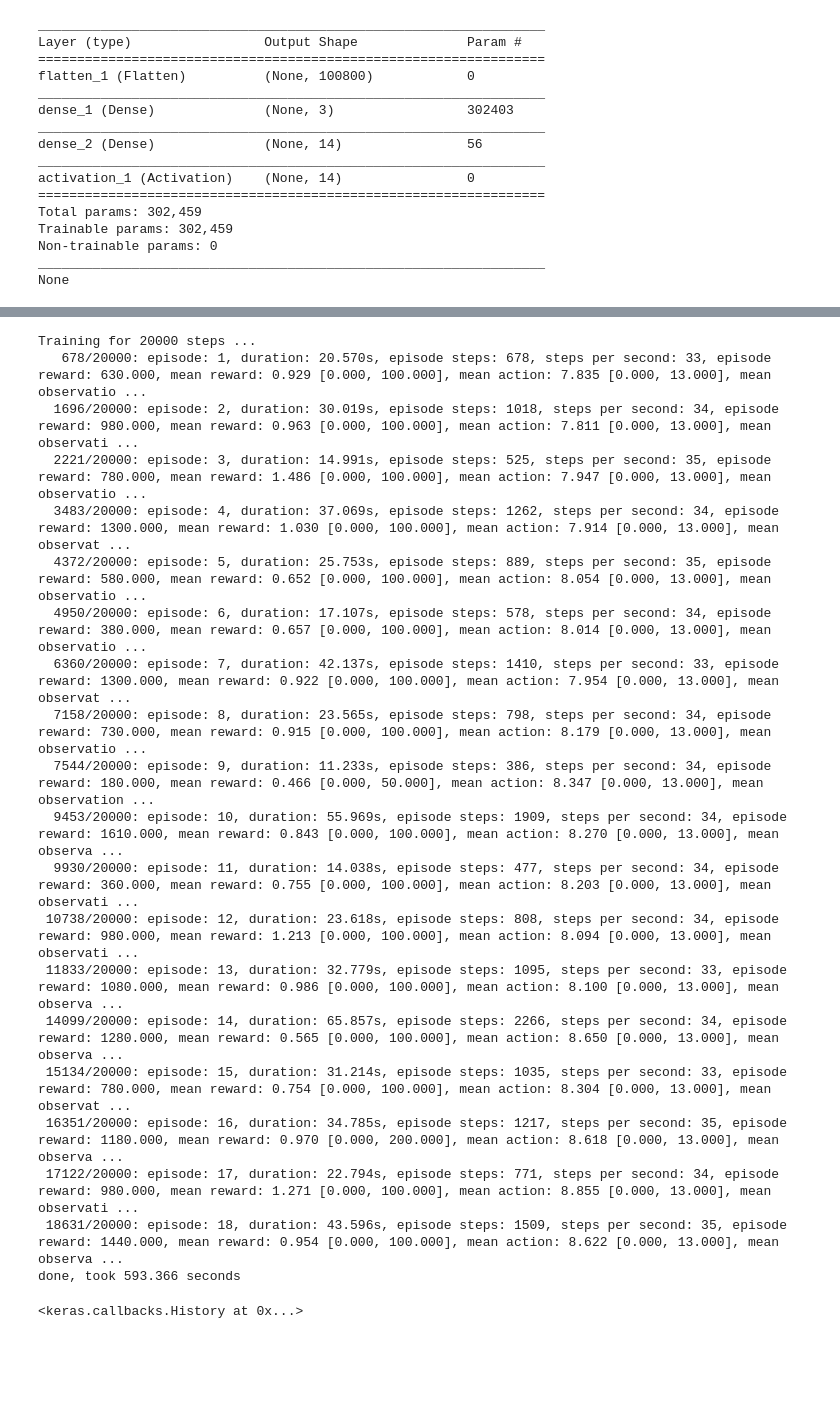
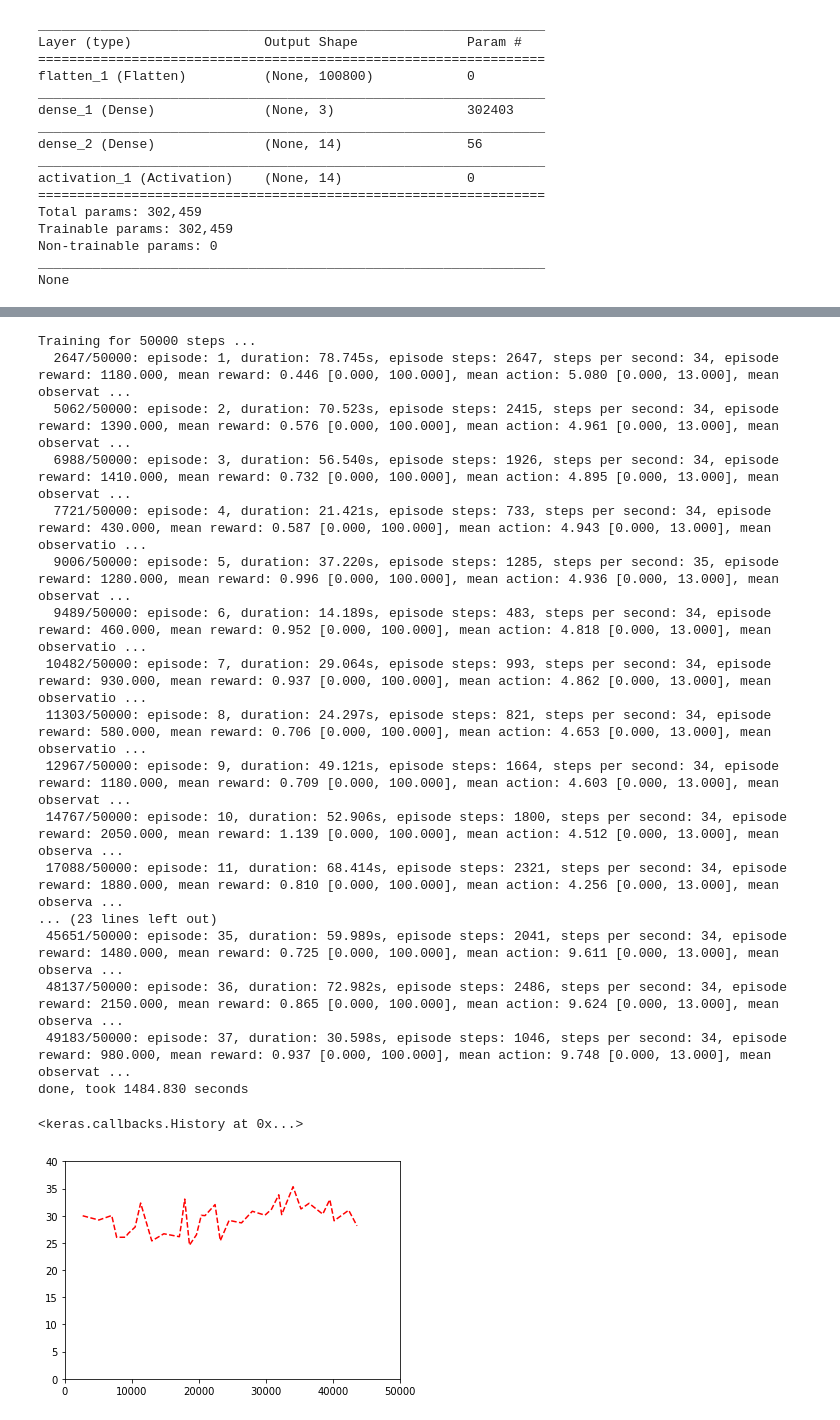
Before and after one commit to SoyGema/OpenAI, a Jupyter notebook: QLearning/dqn_asteroids_gym.ipynb, the cells around one changed output, grey strips where cells are left out. Cells and saved outputs as stored; diff of their text form; code cells hidden in the pictures; blank space fills up the shorter version.

```diff
--- a/QLearning/dqn_asteroids_gym.ipynb
+++ b/QLearning/dqn_asteroids_gym.ipynb
@@ -106,28 +130,41 @@ dqn = DQNAgent(model=model, nb_actions=nb_actions,  nb_steps_warmup=10,
 # %%
 dqn.compile(Adam(lr=1e-3), metrics=['mae', 'acc'])
 # %%
-dqn.fit(env, nb_steps=20000, visualize=True, verbose=2)
+dqn.fit(env, nb_steps=50000, visualize=True, verbose=2)
 # %% [output]
-Training for 20000 steps ...
-   678/20000: episode: 1, duration: 20.570s, episode steps: 678, steps per second: 33, episode reward: 630.000, mean reward: 0.929 [0.000, 100.000], mean action: 7.835 [0.000, 13.000], mean observatio ...
-  1696/20000: episode: 2, duration: 30.019s, episode steps: 1018, steps per second: 34, episode reward: 980.000, mean reward: 0.963 [0.000, 100.000], mean action: 7.811 [0.000, 13.000], mean observati ...
-  2221/20000: episode: 3, duration: 14.991s, episode steps: 525, steps per second: 35, episode reward: 780.000, mean reward: 1.486 [0.000, 100.000], mean action: 7.947 [0.000, 13.000], mean observatio ...
-  3483/20000: episode: 4, duration: 37.069s, episode steps: 1262, steps per second: 34, episode reward: 1300.000, mean reward: 1.030 [0.000, 100.000], mean action: 7.914 [0.000, 13.000], mean observat ...
-  4372/20000: episode: 5, duration: 25.753s, episode steps: 889, steps per second: 35, episode reward: 580.000, mean reward: 0.652 [0.000, 100.000], mean action: 8.054 [0.000, 13.000], mean observatio ...
-  4950/20000: episode: 6, duration: 17.107s, episode steps: 578, steps per second: 34, episode reward: 380.000, mean reward: 0.657 [0.000, 100.000], mean action: 8.014 [0.000, 13.000], mean observatio ...
-  6360/20000: episode: 7, duration: 42.137s, episode steps: 1410, steps per second: 33, episode reward: 1300.000, mean reward: 0.922 [0.000, 100.000], mean action: 7.954 [0.000, 13.000], mean observat ...
-  7158/20000: episode: 8, duration: 23.565s, episode steps: 798, steps per second: 34, episode reward: 730.000, mean reward: 0.915 [0.000, 100.000], mean action: 8.179 [0.000, 13.000], mean observatio ...
-  7544/20000: episode: 9, duration: 11.233s, episode steps: 386, steps per second: 34, episode reward: 180.000, mean reward: 0.466 [0.000, 50.000], mean action: 8.347 [0.000, 13.000], mean observation ...
-  9453/20000: episode: 10, duration: 55.969s, episode steps: 1909, steps per second: 34, episode reward: 1610.000, mean reward: 0.843 [0.000, 100.000], mean action: 8.270 [0.000, 13.000], mean observa ...
-  9930/20000: episode: 11, duration: 14.038s, episode steps: 477, steps per second: 34, episode reward: 360.000, mean reward: 0.755 [0.000, 100.000], mean action: 8.203 [0.000, 13.000], mean observati ...
- 10738/20000: episode: 12, duration: 23.618s, episode steps: 808, steps per second: 34, episode reward: 980.000, mean reward: 1.213 [0.000, 100.000], mean action: 8.094 [0.000, 13.000], mean observati ...
- 11833/20000: episode: 13, duration: 32.779s, episode steps: 1095, steps per second: 33, episode reward: 1080.000, mean reward: 0.986 [0.000, 100.000], mean action: 8.100 [0.000, 13.000], mean observa ...
- 14099/20000: episode: 14, duration: 65.857s, episode steps: 2266, steps per second: 34, episode reward: 1280.000, mean reward: 0.565 [0.000, 100.000], mean action: 8.650 [0.000, 13.000], mean observa ...
- 15134/20000: episode: 15, duration: 31.214s, episode steps: 1035, steps per second: 33, episode reward: 780.000, mean reward: 0.754 [0.000, 100.000], mean action: 8.304 [0.000, 13.000], mean observat ...
- 16351/20000: episode: 16, duration: 34.785s, episode steps: 1217, steps per second: 35, episode reward: 1180.000, mean reward: 0.970 [0.000, 200.000], mean action: 8.618 [0.000, 13.000], mean observa ...
- 17122/20000: episode: 17, duration: 22.794s, episode steps: 771, steps per second: 34, episode reward: 980.000, mean reward: 1.271 [0.000, 100.000], mean action: 8.855 [0.000, 13.000], mean observati ...
- 18631/20000: episode: 18, duration: 43.596s, episode steps: 1509, steps per second: 35, episode reward: 1440.000, mean reward: 0.954 [0.000, 100.000], mean action: 8.622 [0.000, 13.000], mean observa ...
-done, took 593.366 seconds
+Training for 50000 steps ...
+  2647/50000: episode: 1, duration: 78.745s, episode steps: 2647, steps per second: 34, episode reward: 1180.000, mean reward: 0.446 [0.000, 100.000], mean action: 5.080 [0.000, 13.000], mean observat ...
+  5062/50000: episode: 2, duration: 70.523s, episode steps: 2415, steps per second: 34, episode reward: 1390.000, mean reward: 0.576 [0.000, 100.000], mean action: 4.961 [0.000, 13.000], mean observat ...
+  6988/50000: episode: 3, duration: 56.540s, episode steps: 1926, steps per second: 34, episode reward: 1410.000, mean reward: 0.732 [0.000, 100.000], mean action: 4.895 [0.000, 13.000], mean observat ...
+  7721/50000: episode: 4, duration: 21.421s, episode steps: 733, steps per second: 34, episode reward: 430.000, mean reward: 0.587 [0.000, 100.000], mean action: 4.943 [0.000, 13.000], mean observatio ...
+  9006/50000: episode: 5, duration: 37.220s, episode steps: 1285, steps per second: 35, episode reward: 1280.000, mean reward: 0.996 [0.000, 100.000], mean action: 4.936 [0.000, 13.000], mean observat ...
+  9489/50000: episode: 6, duration: 14.189s, episode steps: 483, steps per second: 34, episode reward: 460.000, mean reward: 0.952 [0.000, 100.000], mean action: 4.818 [0.000, 13.000], mean observatio ...
+ 10482/50000: episode: 7, duration: 29.064s, episode steps: 993, steps per second: 34, episode reward: 930.000, mean reward: 0.937 [0.000, 100.000], mean action: 4.862 [0.000, 13.000], mean observatio ...
+ 11303/50000: episode: 8, duration: 24.297s, episode steps: 821, steps per second: 34, episode reward: 580.000, mean reward: 0.706 [0.000, 100.000], mean action: 4.653 [0.000, 13.000], mean observatio ...
+ 12967/50000: episode: 9, duration: 49.121s, episode steps: 1664, steps per second: 34, episode reward: 1180.000, mean reward: 0.709 [0.000, 100.000], mean action: 4.603 [0.000, 13.000], mean observat ...
+ 14767/50000: episode: 10, duration: 52.906s, episode steps: 1800, steps per second: 34, episode reward: 2050.000, mean reward: 1.139 [0.000, 100.000], mean action: 4.512 [0.000, 13.000], mean observa ...
+ 17088/50000: episode: 11, duration: 68.414s, episode steps: 2321, steps per second: 34, episode reward: 1880.000, mean reward: 0.810 [0.000, 100.000], mean action: 4.256 [0.000, 13.000], mean observa ...
+... (23 lines left out)
+ 45651/50000: episode: 35, duration: 59.989s, episode steps: 2041, steps per second: 34, episode reward: 1480.000, mean reward: 0.725 [0.000, 100.000], mean action: 9.611 [0.000, 13.000], mean observa ...
+ 48137/50000: episode: 36, duration: 72.982s, episode steps: 2486, steps per second: 34, episode reward: 2150.000, mean reward: 0.865 [0.000, 100.000], mean action: 9.624 [0.000, 13.000], mean observa ...
+ 49183/50000: episode: 37, duration: 30.598s, episode steps: 1046, steps per second: 34, episode reward: 980.000, mean reward: 0.937 [0.000, 100.000], mean action: 9.748 [0.000, 13.000], mean observat ...
+done, took 1484.830 seconds
 <keras.callbacks.History at 0x...>
+# %%
+episodes_p2 = [2647,5062,6988,7721,9006,9489,
+               10482,11303,12967,14767,17088,17370,17887,18599,19641,
+               20361,20921,22419,23198,24514,26366,27983,29873,
+               30851,31931,32370,34069,35248,36460,38501,39551,
+               40200,42374,43610]
+
+loss_p2 = [29.99,29.21,30.04,26.03,26.04,26.78,27.92,32.33,25.37,26.68,26.14,28.39,
+           33.06,24.59,26.5,30.07,30.02,32.05,25.4,29.14,28.68,30.82, 30.10,31.20,
+           33.85,30.20,35.34,31.25,32.28,30.29,32.97,29.07,31.01,28.14]
+
+plt.plot(episodes_p2, loss_p2, 'r--')
+plt.axis([0, 50000, 0, 40])
+plt.show()
+# %% [output]
+[figure, added]
 # %%
 dqn.test(env, nb_episodes=10, visualize=True)
```
Also changed, not shown: parts of 6 cells of this notebook.
